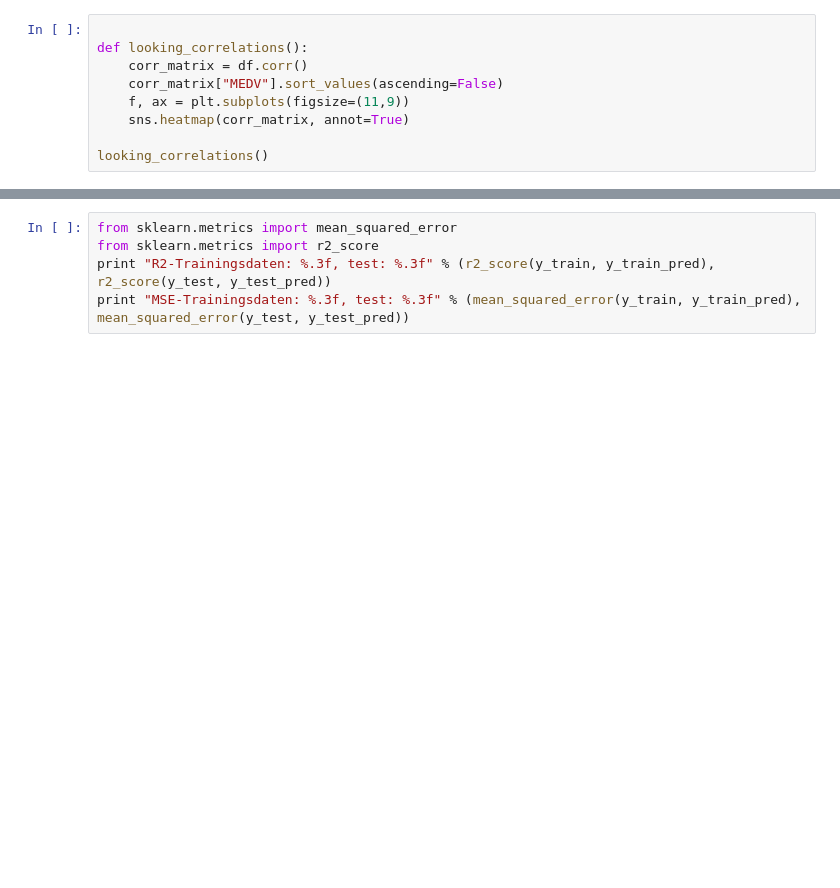
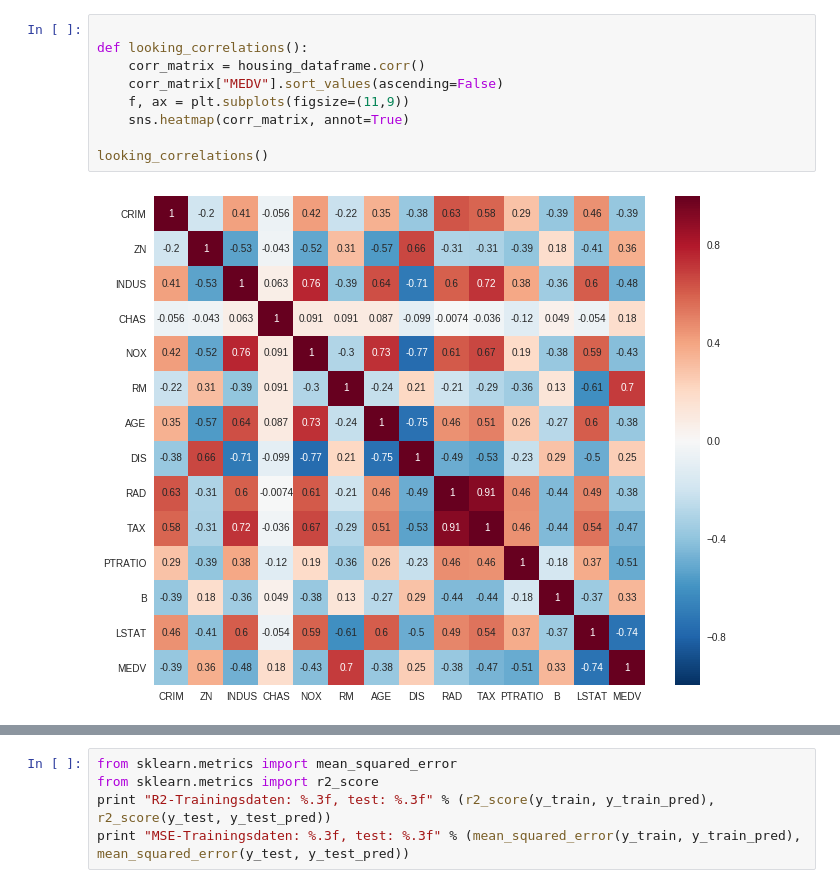
Before and after one commit to leonhead/machine-learning-training, a Jupyter notebook: machine_learning_tools/src/main/python/com/qubit/jupyter/housing/housing_analyse.ipynb, the cells around one changed output, grey strips where cells are left out. Cells and saved outputs as stored; diff of their text form; blank space fills up the shorter version.

```diff
--- a/machine_learning_tools/src/main/python/com/qubit/jupyter/housing/housing_analyse.ipynb
+++ b/machine_learning_tools/src/main/python/com/qubit/jupyter/housing/housing_analyse.ipynb
@@ -34,9 +28,11 @@ ValueError: max must be larger than min in range parameter.
 # %%
 
 def looking_correlations():
-    corr_matrix = df.corr()
+    corr_matrix = housing_dataframe.corr()
     corr_matrix["MEDV"].sort_values(ascending=False)
     f, ax = plt.subplots(figsize=(11,9))
     sns.heatmap(corr_matrix, annot=True)
 
 looking_correlations()
+# %% [output]
+[figure, added]
```
Also changed, not shown: parts of 10 cells of this notebook, 1 other file.
